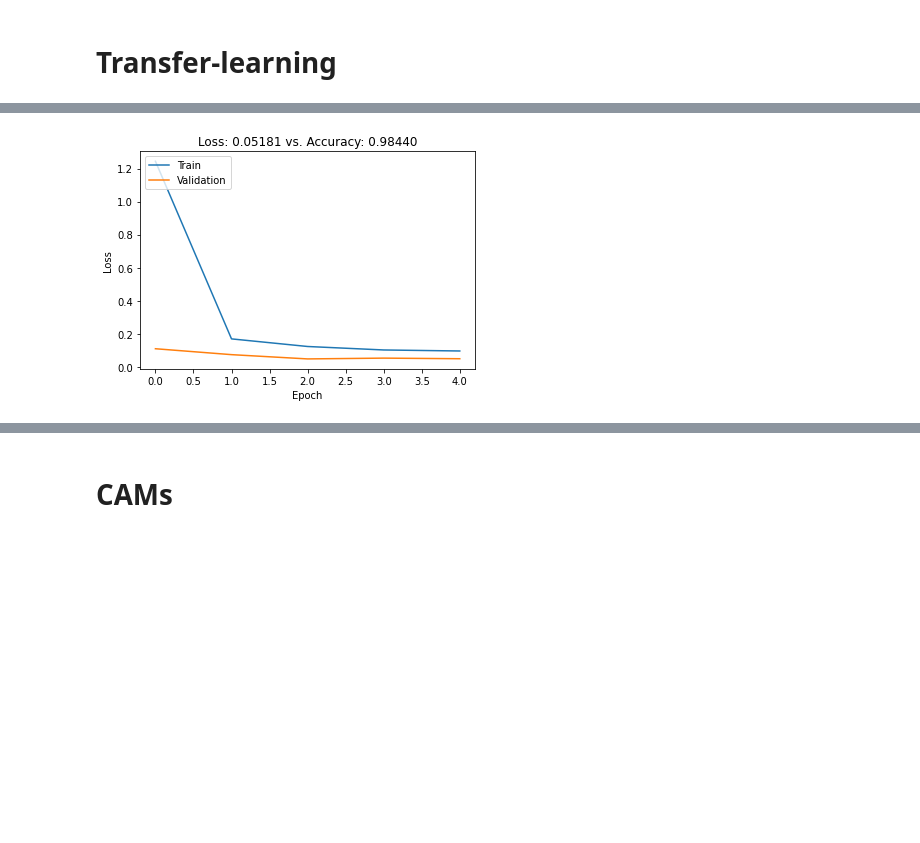
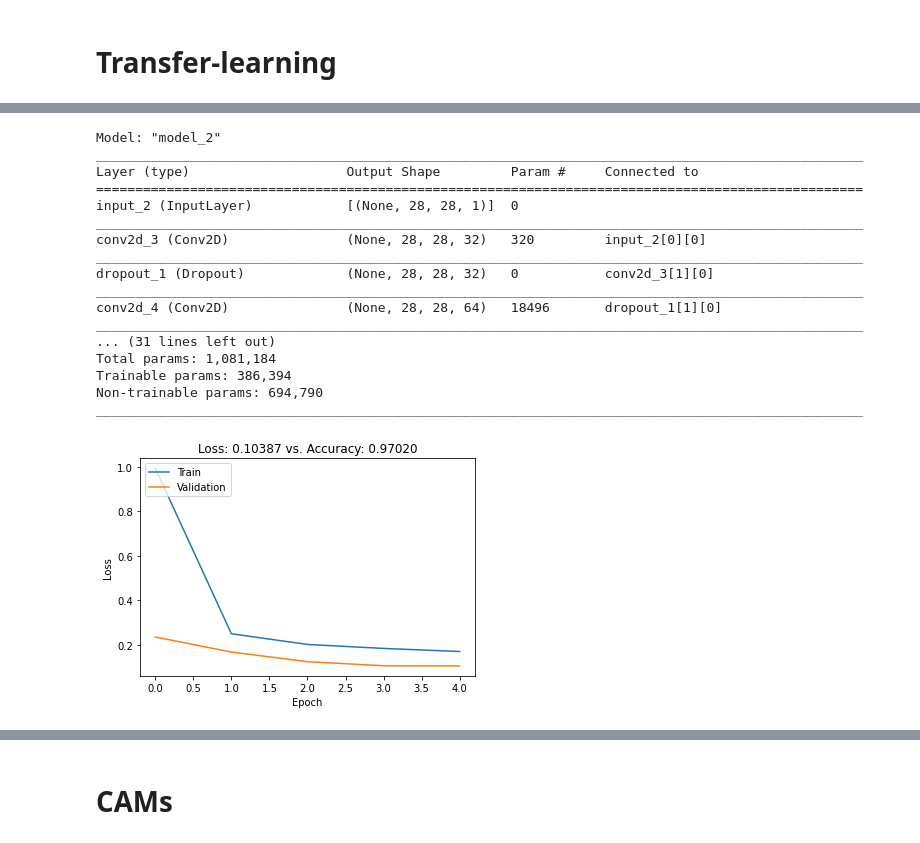
Before and after one commit to fsilvestrim/thesis, a Jupyter notebook: Geo_Cam.ipynb, the cells around one changed output, grey strips where cells are left out. Drawn from its saved outputs; the diff is of its cells as text; code cells hidden in the pictures; blank space fills up the shorter version.

```diff
--- a/Geo_Cam.ipynb
+++ b/Geo_Cam.ipynb
@@ -294,7 +301,7 @@ model_geo = create_geo_model("geocam", (28, 28, 1), len(dataset[2]))
 # model_geo, history_geo = load_model("geo")
 
 start_time = time.clock()
-history_geo = model_geo.fit(geo_train[0], geo_train[1], batch_size=128, epochs=15, validation_split=0.1)
+history_geo = model_geo.fit(geo_train[0], geo_train[1], batch_size=128, epochs=15, validation_split=0.25)
 print("Training took: %.2f seconds" % (time.clock() - start_time))
 # save_model(model_geo, history_geo, "geo")
 
@@ -337,42 +344,35 @@ show_prediction(image, truth, prediction, dataset[2])
-# %%
-# CAM for GEO NN (Knowledge Domain Network)
-cgeo_model = copy_model(model_geo)
-geo_layers = get_cam_layers(cgeo_model)
-geo_conv_layers = geo_layers[0]
-geo_dense_layers = geo_layers[1]
-
-model_geo_2 = keras.Sequential()
-model_geo_2.stateful = True
-for layer in geo_dense_layers:
-  model_geo_2.add(layer)
-model_geo_2.trainable = False
 # %% [markdown]
 # Transfer-learning
 # %%
-geo_layers = get_cam_layers(copy_model(model_geo, False))
-mnist_layers = get_cam_layers(copy_model(model_mnist, True))
+geo_model_copy = copy_model(model_geo, False)
 
-model_gcm = keras.Sequential()
+input = geo_model_copy.input
+last = None
 
-for layer in geo_layers[0]:
+for layer in geo_model_copy.layers:
   layer.trainable = False
-  model_gcm.add(layer)
+  last = layer(input) if last is None else layer(last)
 
-model_gcm.add(layers.Conv2D(filters=128, kernel_size=(3, 3), activation="relu"))
-model_gcm.add(layers.MaxPooling2D(pool_size=(2, 2), strides=(2,2)))
-model_gcm.add(layers.Dropout(0.3))
-model_gcm.add(layers.Conv2D(filters=64, kernel_size=(3, 3), activation="relu"))
-model_gcm.add(layers.MaxPooling2D(pool_size=(2, 2), strides=(2,2)))
-model_gcm.add(layers.Dropout(0.3))
-model_gcm.add(layers.Conv2D(filters=128, kernel_size=(3, 3), activation="relu"))
-model_gcm.add(layers.GlobalAveragePooling2D())
-model_gcm.add(layers.Dense(mnist_num_classes, activation="softmax"))
+merged_input = layers.Add()([last, input])
+last = layers.Dense(784, activation='relu')(merged_input)
+last = layers.Reshape((28,28,784))(last)
+last = layers.Conv2D(filters=32, kernel_size=(3, 3), padding="same", activation="relu")(last)
+last = layers.MaxPooling2D(pool_size=(2, 2), strides=(2,2))(last)
+last = layers.Dropout(0.4)(last)
+last = layers.Conv2D(filters=64, kernel_size=(3, 3), padding="same", activation="relu")(last)
+last = layers.MaxPooling2D(pool_size=(2, 2), strides=(2,2))(last)
+last = layers.Dropout(0.4)(last)
+last = layers.Conv2D(filters=128, kernel_size=(3, 3), padding="same", activation="relu")(last)
+last = layers.Flatten()(last)
+last = layers.Dense(mnist_num_classes, activation="softmax")(last)
 
-opt = keras.optimizers.Adam(learning_rate=0.002)
+model_gcm = Model(inputs=input, outputs=last)
+
+opt = keras.optimizers.Adam(learning_rate=0.004)
 model_gcm.compile(loss="categorical_crossentropy", optimizer=opt, metrics=["accuracy"])
 
 start_time = time.clock()
-history_geocam = model_gcm.fit(mnist_train[0], mnist_train[1], batch_size=128, epochs=5, validation_split=0.1)
+history_geocam = model_gcm.fit(mnist_train[0], mnist_train[1], batch_size=128, epochs=5, validation_split=0.2)
 print("Training took: %.2f seconds" % (time.clock() - start_time))
 
 score_gcm = model_gcm.evaluate(mnist_test[0], mnist_test[1], verbose=0)
@@ -410,4 +399,21 @@ _________________________________________________________________
+Model: "model_2"
+__________________________________________________________________________________________________
+Layer (type)                    Output Shape         Param #     Connected to
+==================================================================================================
+input_2 (InputLayer)            [(None, 28, 28, 1)]  0
+__________________________________________________________________________________________________
+conv2d_3 (Conv2D)               (None, 28, 28, 32)   320         input_2[0][0]
+__________________________________________________________________________________________________
+dropout_1 (Dropout)             (None, 28, 28, 32)   0           conv2d_3[1][0]
+__________________________________________________________________________________________________
+conv2d_4 (Conv2D)               (None, 28, 28, 64)   18496       dropout_1[1][0]
+__________________________________________________________________________________________________
+... (31 lines left out)
+Total params: 1,081,184
+Trainable params: 386,394
+Non-trainable params: 694,790
+__________________________________________________________________________________________________
-[figure, old version]
+[figure, new version]
 # %%
 image, label, prediction, _ = get_prediction(model_gcm, mnist_test)
 show_prediction(image, label, prediction)
```
Also changed, not shown: parts of 22 cells of this notebook.
